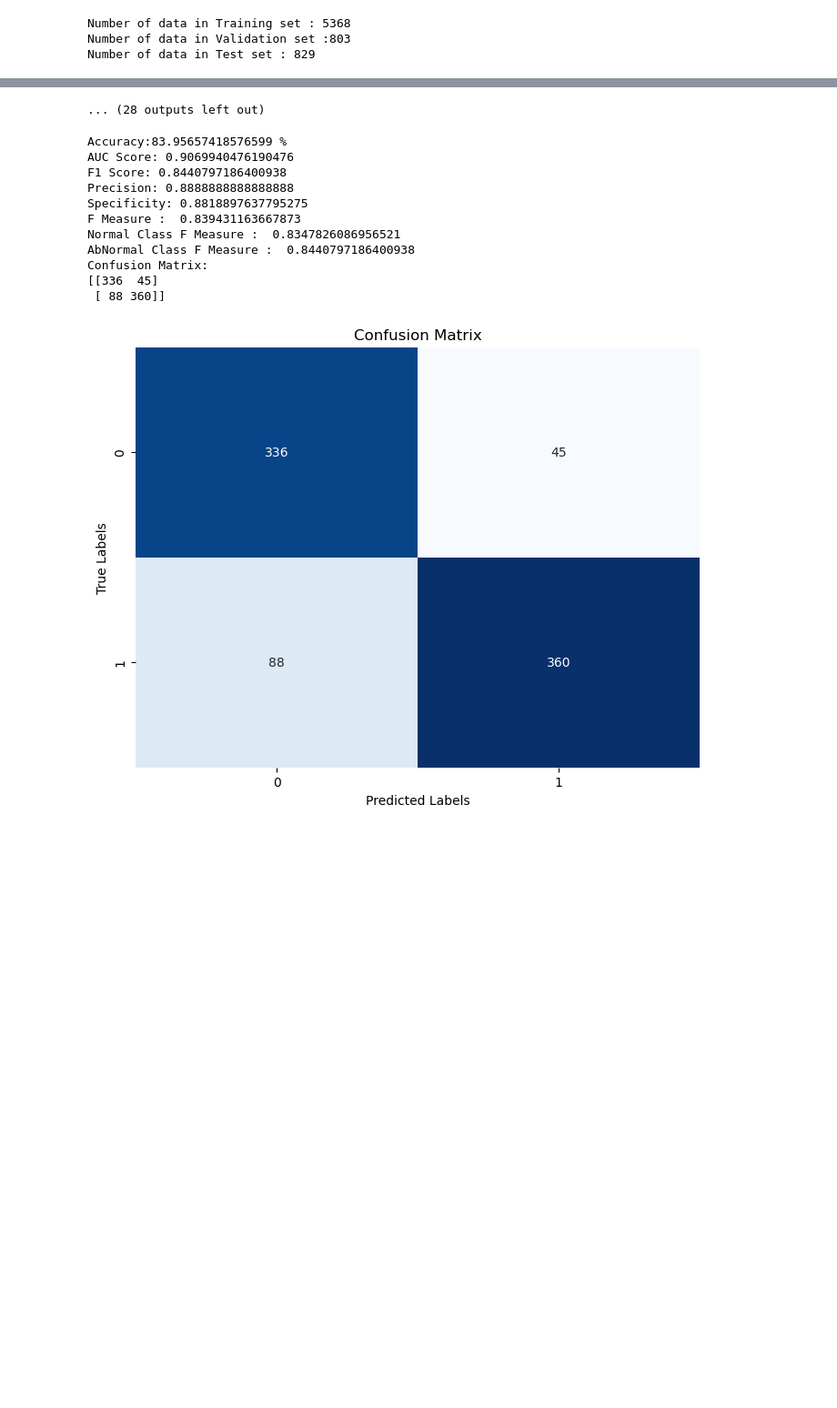
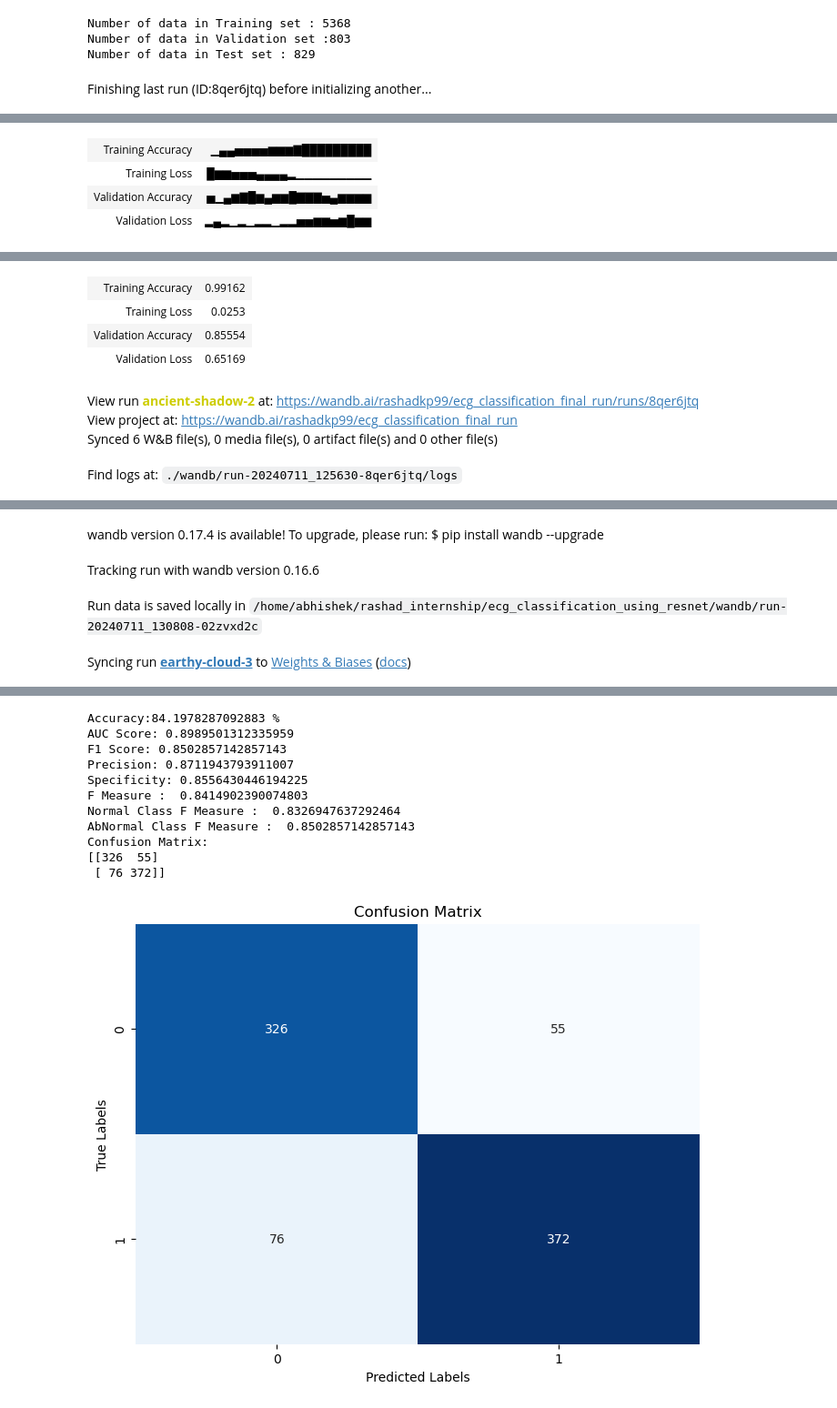
Before and after one commit to rashadkp/ecg_classification_using_resnet, a Jupyter notebook: 1d_ecg_classificatIon.ipynb, the cells around one changed output, grey strips where cells are left out. Shown: that part at 91% size. Saved outputs shown, nothing was run; the diff lists cells and outputs as text; code cells hidden in the pictures; blank space fills up the shorter version.

Commit message:
TMSE Loss function is used ,accuracy is found to be 84%

```diff
--- a/1d_ecg_classificatIon.ipynb
+++ b/1d_ecg_classificatIon.ipynb
@@ -287,6 +287,23 @@ def lr_lambda(epoch):
         return 1.0
     else:
         return math.exp(-1)
+# %%
+import torch
+import torch.nn as nn
+
+class TMSELoss(nn.Module):
+    """
+    Tangential Mean Squared Error Loss function.
+    """
+    def __init__(self):
+        super(TMSELoss, self).__init__()
+
+    def forward(self, y_true, y_pred):
+        error = y_true - y_pred
+        squared_error = error ** 2
+        tan_squared_error = torch.tan(squared_error)
+        loss = torch.mean(tan_squared_error)
+        return loss
 # %%
 import torch
 import torch.nn as nn
@@ -294,14 +311,18 @@ import torch.optim as optim
 from torch.optim import lr_scheduler
 from tqdm import tqdm
 import copy
+import wandb
+
+# Initialize wandb
+wandb.init(project='ecg_classification_final_run')
 
 # Assuming you have defined your model, train_dataloader, validation_dataloader, device, etc.
 
-criterion = nn.BCELoss()
+# criterion = nn.BCELoss()
+criterion = TMSELoss()
 optimizer = optim.Adam(model.parameters(), lr=0.0001)
 # scheduler = lr_scheduler.StepLR(optimizer, step_size=7, gamma=0.1)
 scheduler = lr_scheduler.LambdaLR(optimizer, lr_lambda)
-
 
 num_epochs = 20
 best_model_wts = copy.deepcopy(model.state_dict())
@@ -357,11 +378,23 @@ for epoch in range(num_epochs):
     epoch_acc = running_corrects.double() / len(train_dataloader.dataset)
     scheduler.step()
 
+    # Log training metrics to wandb
+    wandb.log({
+        'Training Loss': epoch_loss,
+        'Training Accuracy': epoch_acc,
+    })
+
     print(f'Training - Epoch {epoch+1}/{num_epochs}, Loss: {epoch_loss:.4f}, Accuracy: {epoch_acc:.4f}')
 
     # Validate the model
     val_loss, val_acc = validate_model(model, validation_dataloader, criterion)
     print(f'Validation - Epoch {epoch+1}/{num_epochs}, Loss: {val_loss:.4f}, Accuracy: {val_acc:.4f}')
+
+    # Log validation metrics to wandb
+    wandb.log({
+        'Validation Loss': val_loss,
+        'Validation Accuracy': val_acc,
+    })
 
     # Deep copy the model if the current validation accuracy is the best so far
     if val_acc > best_acc:
@@ -375,3 +408,4 @@ model.load_state_dict(best_model_wts)
 
 print(f"Training complete. Best validation accuracy: {best_acc:.4f}")
 # %% [output]
+Finishing last run (ID:8qer6jtq) before initializing another...
@@ -378,0 +413,4 @@ Training - Epoch 1/20, Loss: 0.4858, Accuracy: 0.7604
+| Training Accuracy | ▁▄▄▅▅▅▅▆▆▆▇█████████ |
+| Training Loss | █▆▆▅▅▅▄▄▄▄▂▁▁▁▁▁▁▁▁▁ |
+| Validation Accuracy | ▅▁▄▆▇█▆▄▆▆█▇▇▇▅▄▆▆▆▆ |
+| Validation Loss | ▂▄▂▁▂▁▂▂▁▂▂▅▅▆▆▅▆█▆▆ |
@@ -379,0 +418,8 @@ Validation - Epoch 1/20, Loss: 0.3665, Accuracy: 0.8456
+| Training Accuracy | 0.99162 |
+| Training Loss | 0.0253 |
+| Validation Accuracy | 0.85554 |
+| Validation Loss | 0.65169 |
+View run ancient-shadow-2 at: https://wandb.ai/rashadkp99/ecg_classification_final_run/runs/8qer6jtq
+View project at: https://wandb.ai/rashadkp99/ecg_classification_final_run
+Synced 6 W&B file(s), 0 media file(s), 0 artifact file(s) and 0 other file(s)
+Find logs at: ./wandb/run-20240711_125630-8qer6jtq/logs
@@ -379,0 +427,4 @@ Validation - Epoch 1/20, Loss: 0.3665, Accuracy: 0.8456
+wandb version 0.17.4 is available! To upgrade, please run: $ pip install wandb --upgrade
+Tracking run with wandb version 0.16.6
+Run data is saved locally in /home/abhishek/rashad_internship/ecg_classification_using_resnet/wandb/run-20240711_130808-02zvxd2c
+Syncing run earthy-cloud-3 to Weights & Biases (docs)
@@ -390,4 +432,3 @@ Validation - Epoch 6/20, Loss: 0.3335, Accuracy: 0.8667
-... (28 outputs left out)
 # %%
 import numpy as np
 
@@ -531,17 +572,17 @@ print("AbNormal Class F Measure : ",per_class_f_measure[1])
 print("Confusion Matrix:")
 print(cm)
 # %% [output]
-Accuracy:83.95657418576599 %
-AUC Score: 0.9069940476190476
-F1 Score: 0.8440797186400938
-Precision: 0.8888888888888888
-Specificity: 0.8818897637795275
-F Measure :  0.839431163667873
-Normal Class F Measure :  0.8347826086956521
-AbNormal Class F Measure :  0.8440797186400938
+Accuracy:84.1978287092883 %
+AUC Score: 0.8989501312335959
+F1 Score: 0.8502857142857143
+Precision: 0.8711943793911007
+Specificity: 0.8556430446194225
+F Measure :  0.8414902390074803
+Normal Class F Measure :  0.8326947637292464
+AbNormal Class F Measure :  0.8502857142857143
 Confusion Matrix:
-[[336  45]
- [ 88 360]]
+[[326  55]
+ [ 76 372]]
 # %%
 import seaborn as sns
 
```
Also changed, not shown: parts of 2 cells of this notebook.
